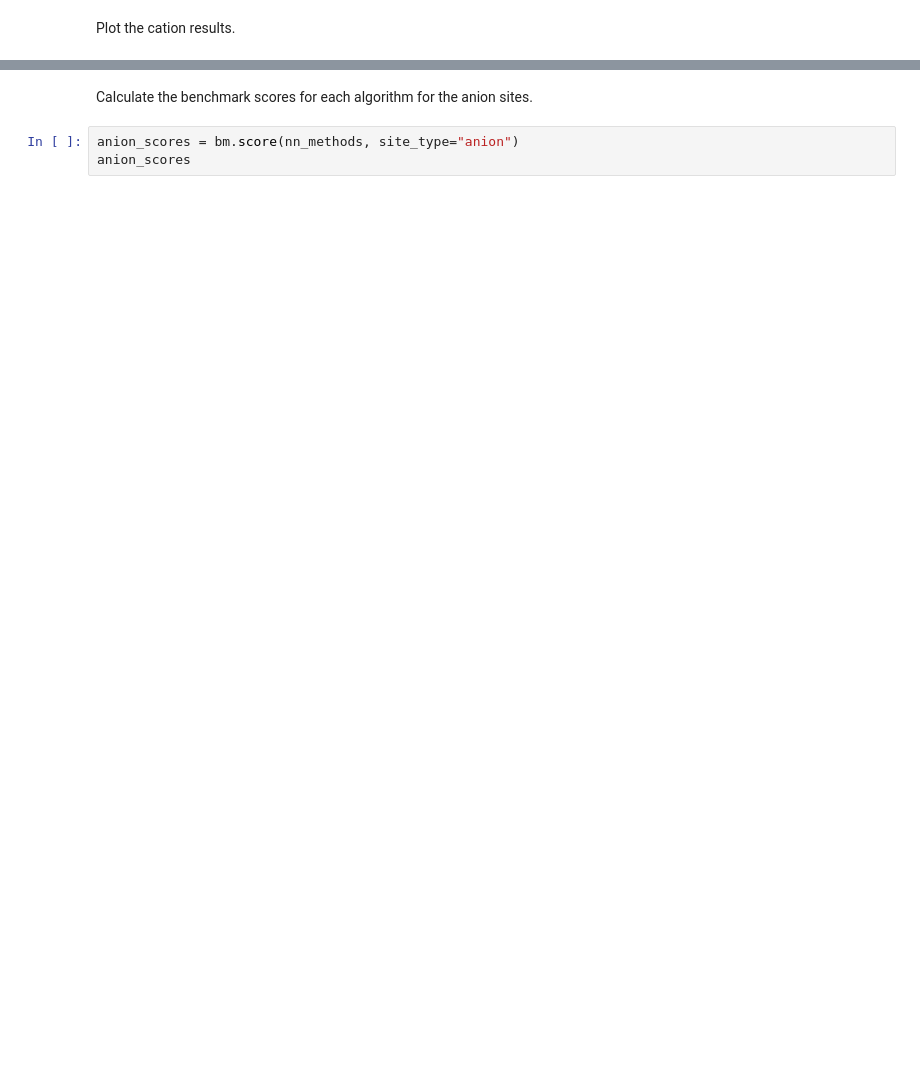
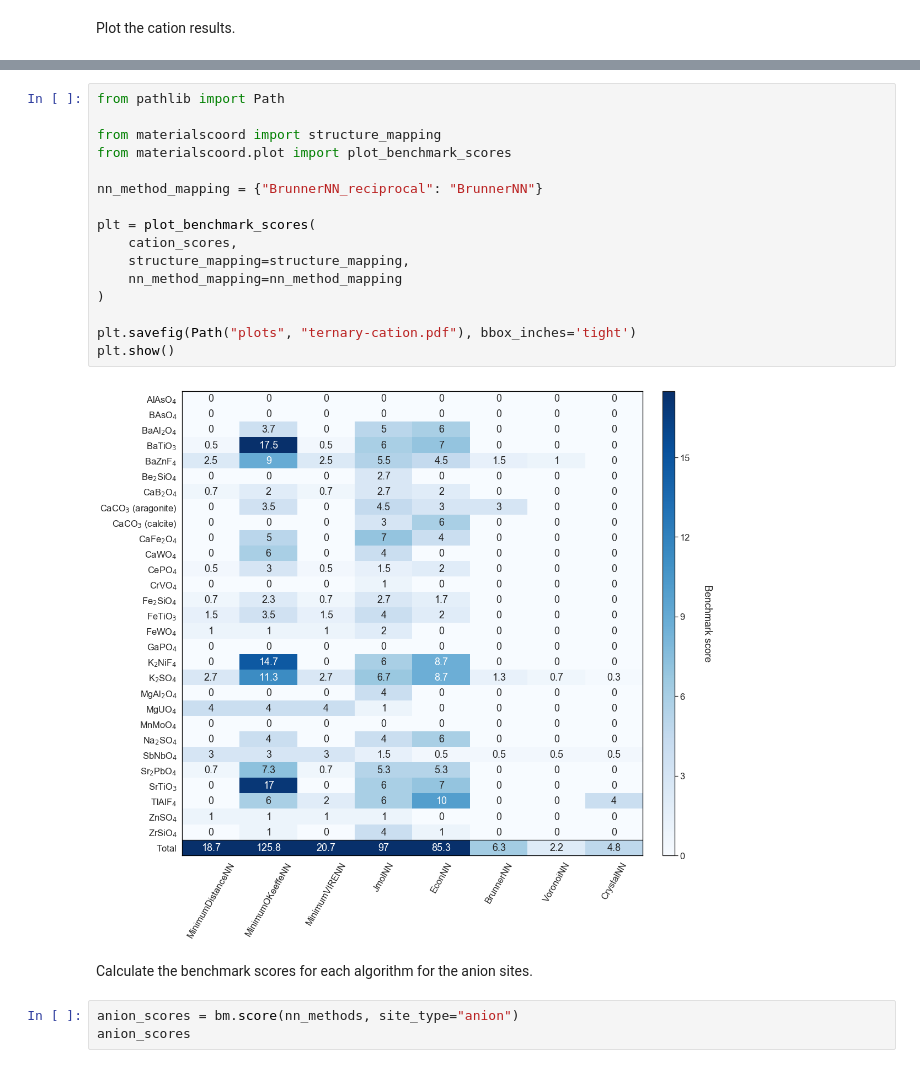
Before and after one commit to hackingmaterials/materials-coord, a Jupyter notebook: examples/plot-ternary-structures.ipynb, the cells around one changed output, grey strips where cells are left out. Drawn from its saved outputs; the diff is of its cells as text; blank space fills up the shorter version.

```diff
--- a/examples/plot-ternary-structures.ipynb
+++ b/examples/plot-ternary-structures.ipynb
@@ -104,3 +56,21 @@ plt.show()
+# %%
+from pathlib import Path
+
+from materialscoord import structure_mapping
+from materialscoord.plot import plot_benchmark_scores
+
+nn_method_mapping = {"BrunnerNN_reciprocal": "BrunnerNN"}
+
+plt = plot_benchmark_scores(
+    cation_scores,
+    structure_mapping=structure_mapping,
+    nn_method_mapping=nn_method_mapping
+)
+
+plt.savefig(Path("plots", "ternary-cation.pdf"), bbox_inches='tight')
+plt.show()
+# %% [output]
+[figure, added]
 # %% [markdown]
 Calculate the benchmark scores for each algorithm for the anion sites.
 # %%
```
Also changed, not shown: parts of 4 cells of this notebook, 2 other files.
